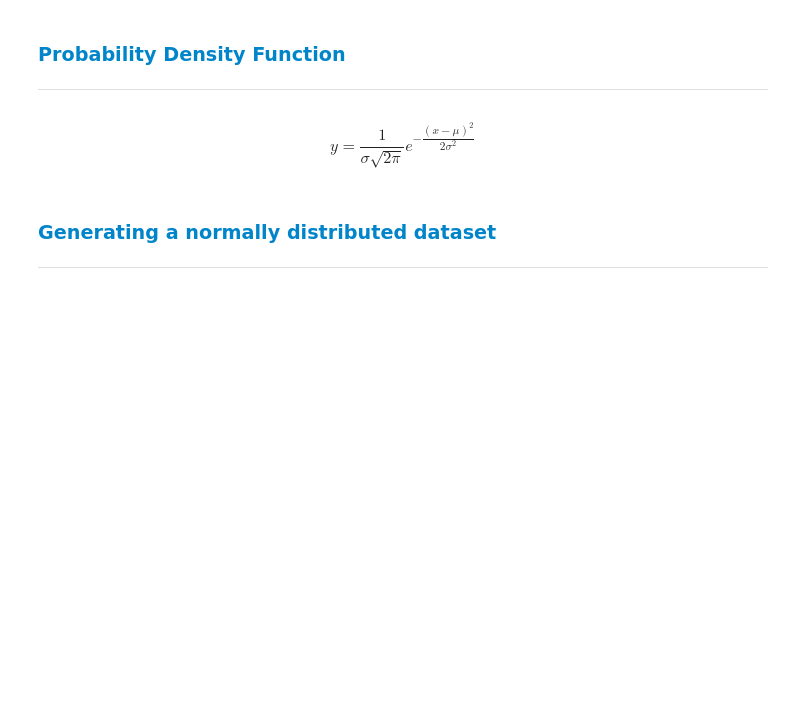
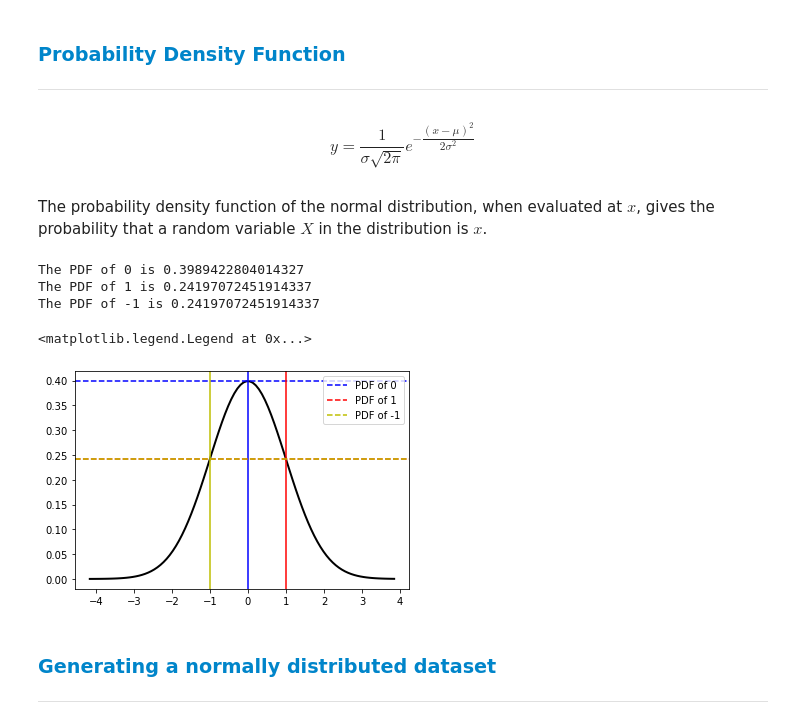
Before and after one commit to dreapadoir/FundDA, a Jupyter notebook: Normal Distribution.ipynb, the cells around one changed output. Saved outputs shown, nothing was run; the diff lists cells and outputs as text; code cells hidden in the pictures; blank space fills up the shorter version.

```diff
--- a/Normal Distribution.ipynb
+++ b/Normal Distribution.ipynb
@@ -16,6 +14,28 @@ import matplotlib.pyplot as plt
 $$
 y = \dfrac{1}{\sigma \sqrt{2\pi}}e^{-\dfrac{(x-\mu)^{2}}{2\sigma^{2}}}
 $$
+# %% [markdown]
+The probability density function of the normal distribution, when evaluated at $x$, gives the probability that a random variable $X$ in the distribution is $x$.
+# %%
+print("The PDF of 0 is {}".format(ss.norm().pdf(0)))
+print("The PDF of 1 is {}".format(ss.norm().pdf(1)))
+print("The PDF of -1 is {}".format(ss.norm().pdf(-1)))
+x = np.linspace(xmin, xmax, 100)
+p = ss.norm.pdf(x, 0, 1)
+plt.plot(x, p, 'k', linewidth=2)
+plt.axhline(ss.norm.pdf(0), color = 'b', linestyle = '--', label = "PDF of 0")
+plt.axvline(0, color = 'b', linestyle = '-')
+plt.axhline(ss.norm.pdf(1), color = 'r', linestyle = '--', label = "PDF of 1")
+plt.axvline(1, color = 'r', linestyle = '-')
+plt.axhline(ss.norm.pdf(-1), color = 'y', linestyle = '--', label = "PDF of -1")
+plt.axvline(-1, color = 'y', linestyle = '-')
+plt.legend()
+# %% [output]
+The PDF of 0 is 0.3989422804014327
+The PDF of 1 is 0.24197072451914337
+The PDF of -1 is 0.24197072451914337
+<matplotlib.legend.Legend at 0x...>
+[figure, added]
 # %% [markdown]
 <h3 style="color: rgb(0, 133, 202);"> Generating a normally distributed dataset</h3>
 
```
Also changed, not shown: parts of 6 cells of this notebook.
